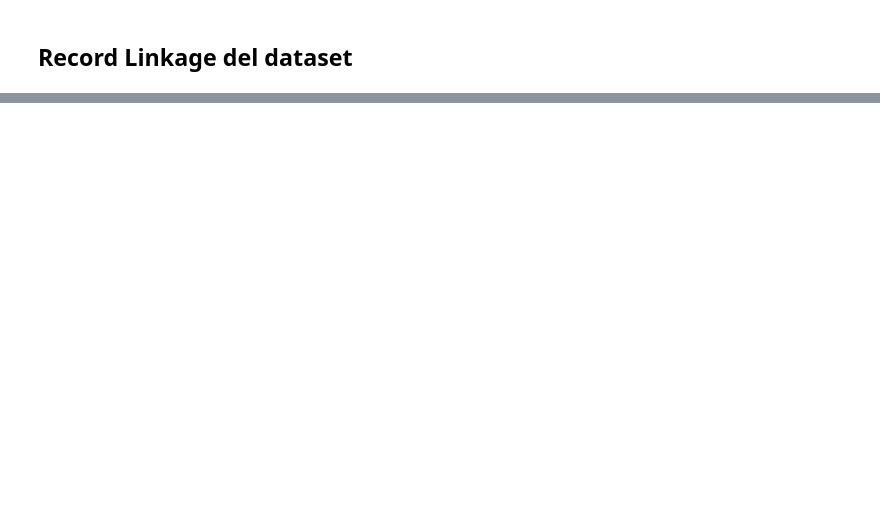
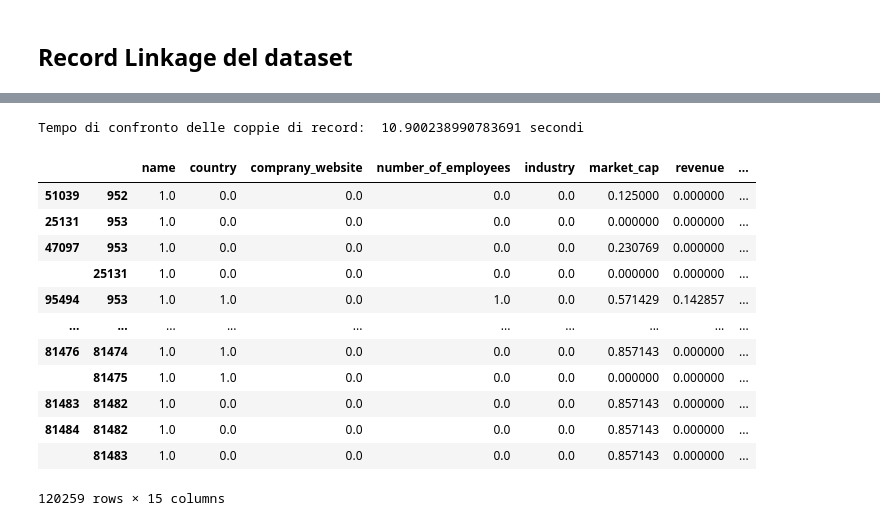
Before and after one commit to Elisabetta99/IDD_HW8, a Jupyter notebook: recordLinkage.ipynb, the cells around one changed output, grey strips where cells are left out. Drawn from its saved outputs; the diff is of its cells as text; code cells hidden in the pictures; blank space fills up the shorter version.

Commit message:
Aggiunti tempi di calcolo e silhouette del cluster

```diff
--- a/recordLinkage.ipynb
+++ b/recordLinkage.ipynb
@@ -39,8 +31,11 @@ companies.head()
 # %%
-# Indicizzazione dei dati
+# Indicizzazione dei dati e calcolo tempo necessario per indicizzazione
+start_time = time.time()
+
 indexer = recordlinkage.Index()
 indexer.block('name') # Blocco sulla colonna "name" (blocco informazioni utilizzate per l'indicizzazione)
-pairs = indexer.index(companies, companies)
+candidate_links = indexer.index(df)
 
-print(pairs)
+print("Tempo di indicizzazione dei dati: ", time.time() - start_time, "secondi")
+print(candidate_links)
 # %% [output]
@@ -193,0 +59,44 @@ except:
+# %%
+# Confrontare ogni coppia di record candidate e calcolo empo necessario per effettuare il confronto
+start_time = time.time()
+
+compare_cl = recordlinkage.Compare()
+
+compare_cl.string('name', 'name', label='name', threshold = 0.9)
+compare_cl.string('country', 'country', label='country', threshold = 0.8)
+compare_cl.string('company_website', 'company_website', label='comprany_website', threshold = 0.9)
+compare_cl.string('number_of_employees', 'number_of_employees', label='number_of_employees', threshold = 0.6)
+compare_cl.string('industry', 'industry', label='industry', threshold = 0.7)
+compare_cl.string('market_cap', 'market_cap', label='market_cap')
+compare_cl.string('revenue', 'revenue', label='revenue')
+compare_cl.string('rank', 'rank', label='rank')
+compare_cl.string('sector', 'sector', label='sector')
+compare_cl.string('city', 'city', label='city')
+compare_cl.string('valuation', 'valuation', label='valuation')
+compare_cl.string('stock', 'stock', label='stock')
+compare_cl.string('ceo', 'ceo', label='ceo')
+compare_cl.string('market_value', 'market_value', label='market_value')
+compare_cl.exact('founded_year', 'founded_year', label='founded_year')
+
+features = compare_cl.compute(candidate_links, df)
+
+print("Tempo di confronto delle coppie di record: ", time.time() - start_time, "secondi")
+# %% [output]
+Tempo di confronto delle coppie di record:  10.900238990783691 secondi
+# %%
+features = features.head(len(df))
+features
+# %% [output]
+|  |  | name | country | comprany_website | number_of_employees | industry | market_cap | revenue | ... |
+| 51039 | 952 | 1.0 | 0.0 | 0.0 | 0.0 | 0.0 | 0.125000 | 0.000000 | ... |
+| 25131 | 953 | 1.0 | 0.0 | 0.0 | 0.0 | 0.0 | 0.000000 | 0.000000 | ... |
+| 47097 | 953 | 1.0 | 0.0 | 0.0 | 0.0 | 0.0 | 0.230769 | 0.000000 | ... |
+|  | 25131 | 1.0 | 0.0 | 0.0 | 0.0 | 0.0 | 0.000000 | 0.000000 | ... |
+| 95494 | 953 | 1.0 | 1.0 | 0.0 | 1.0 | 0.0 | 0.571429 | 0.142857 | ... |
+| ... | ... | ... | ... | ... | ... | ... | ... | ... | ... |
+| 81476 | 81474 | 1.0 | 1.0 | 0.0 | 0.0 | 0.0 | 0.857143 | 0.000000 | ... |
+|  | 81475 | 1.0 | 1.0 | 0.0 | 0.0 | 0.0 | 0.000000 | 0.000000 | ... |
+| 81483 | 81482 | 1.0 | 0.0 | 0.0 | 0.0 | 0.0 | 0.857143 | 0.000000 | ... |
+| 81484 | 81482 | 1.0 | 0.0 | 0.0 | 0.0 | 0.0 | 0.857143 | 0.000000 | ... |
+|  | 81483 | 1.0 | 0.0 | 0.0 | 0.0 | 0.0 | 0.857143 | 0.000000 | ... |
+120259 rows × 15 columns
```
Also changed, not shown: parts of 33 cells of this notebook, 2 other files.
